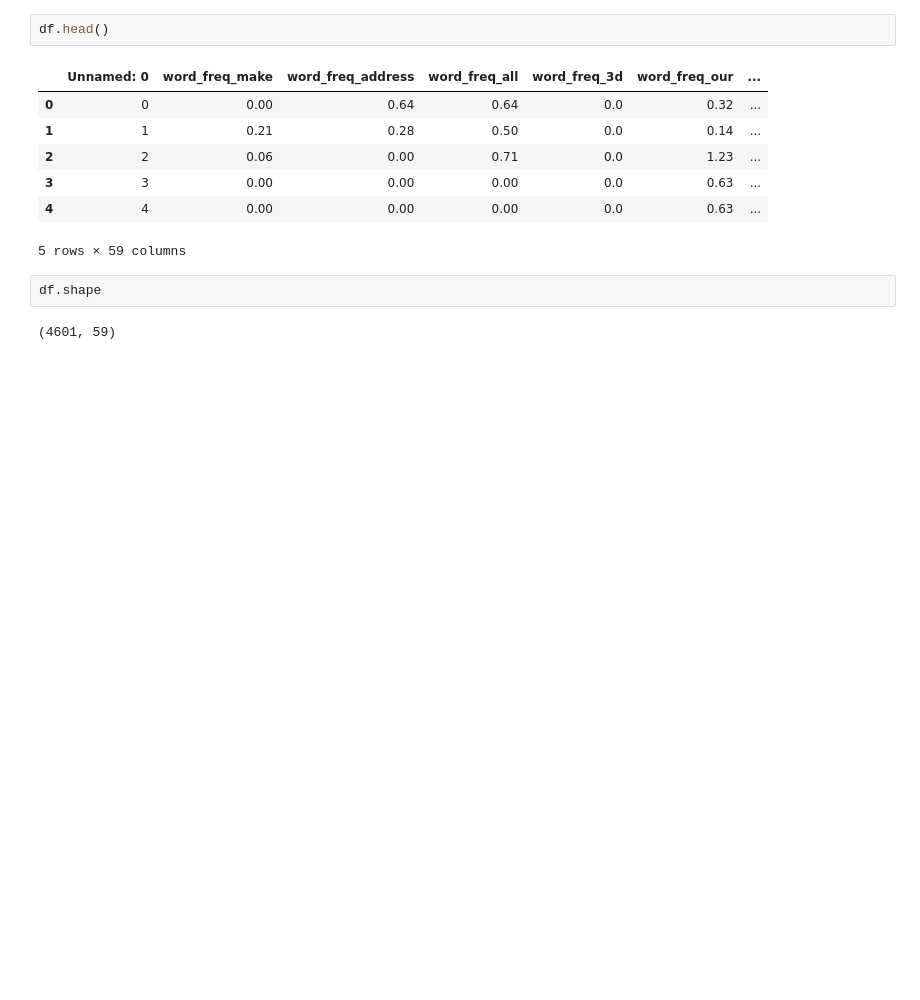
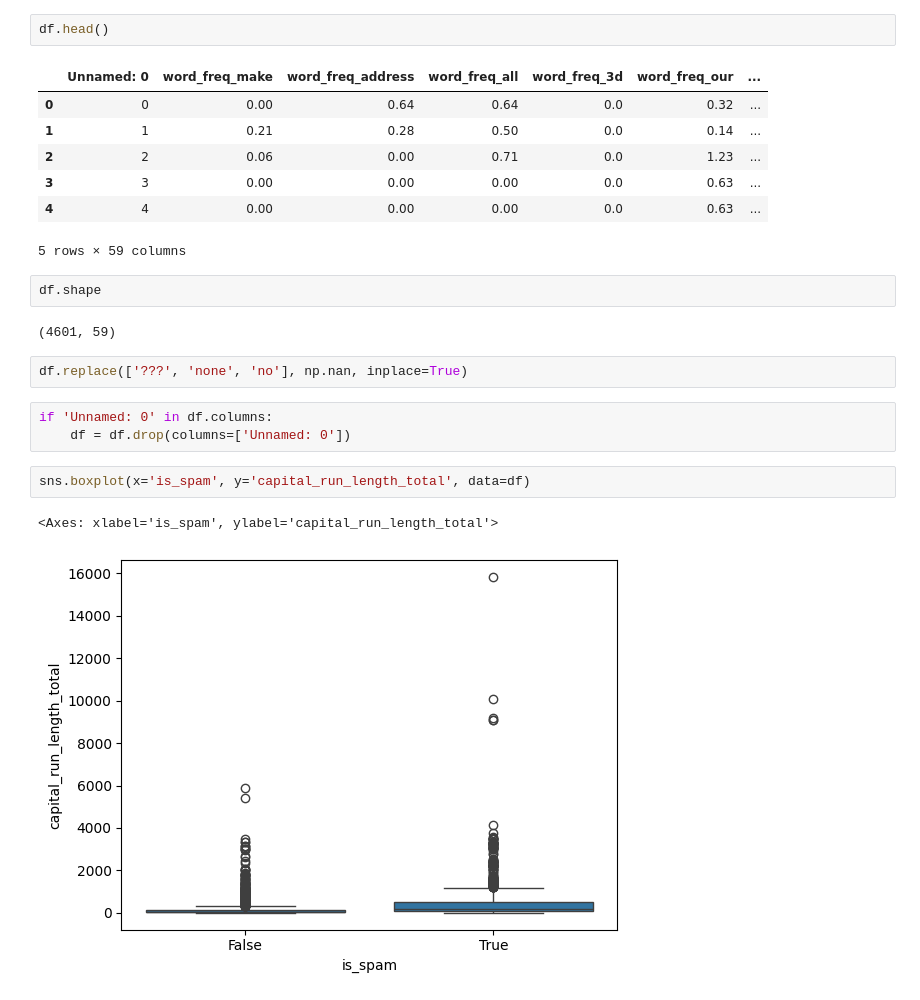
Before and after one commit to sba25360-byte/L7-Data-Exploration, a Jupyter notebook: Data_Exploration.ipynb, the cells around one changed output. Drawn from its saved outputs; the diff is of its cells as text; blank space fills up the shorter version.

```diff
--- a/Data_Exploration.ipynb
+++ b/Data_Exploration.ipynb
@@ -40,3 +39,13 @@ df.head()
 df.shape
 # %% [output]
 (4601, 59)
+# %%
+df.replace(['???', 'none', 'no'], np.nan, inplace=True)
+# %%
+if 'Unnamed: 0' in df.columns:
+    df = df.drop(columns=['Unnamed: 0'])
+# %%
+sns.boxplot(x='is_spam', y='capital_run_length_total', data=df)
+# %% [output]
+<Axes: xlabel='is_spam', ylabel='capital_run_length_total'>
+[figure, added]
```
Also changed, not shown: parts of 12 cells of this notebook.
